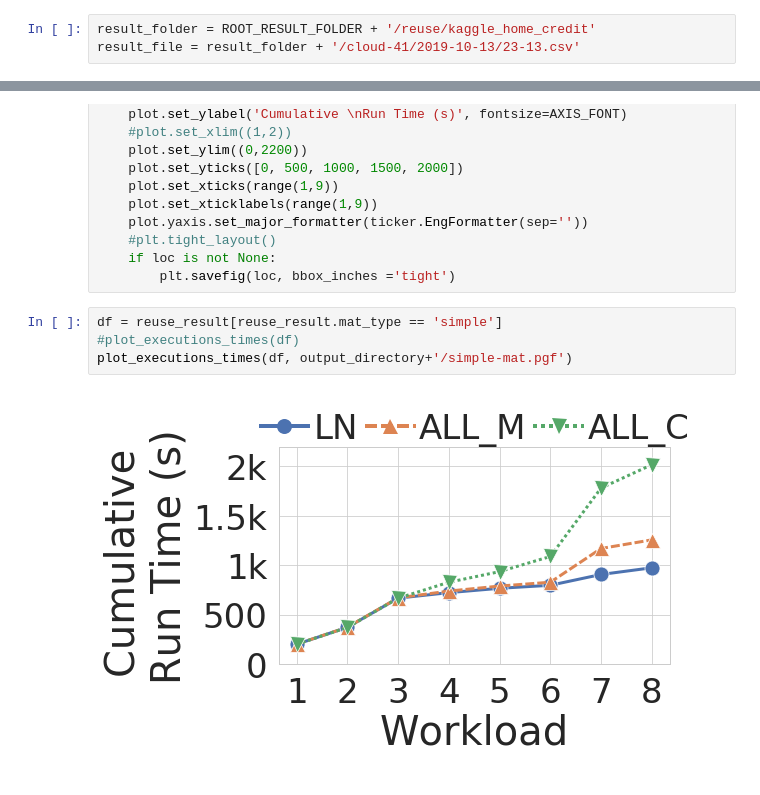
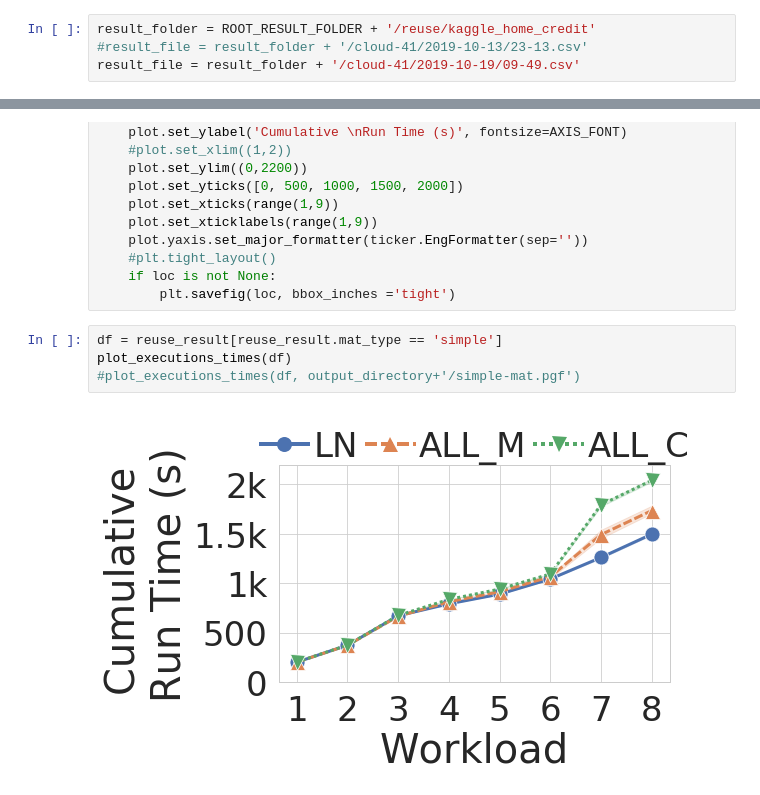
Before and after one commit to dbehrouz/ml-workload-optimization, a Jupyter notebook: code/collaborative-optimizer/paper/experiments/reuse/plots.ipynb, the cells around one changed output, grey strips where cells are left out. Saved outputs shown, nothing was run; the diff lists cells and outputs as text.

```diff
--- a/code/collaborative-optimizer/paper/experiments/reuse/plots.ipynb
+++ b/code/collaborative-optimizer/paper/experiments/reuse/plots.ipynb
@@ -49,7 +49,8 @@ TICK_LABEL_SIZE = 34
 AXIS_FONT = 40
 # %%
 result_folder = ROOT_RESULT_FOLDER + '/reuse/kaggle_home_credit'
-result_file = result_folder + '/cloud-41/2019-10-13/23-13.csv'
+#result_file = result_folder + '/cloud-41/2019-10-13/23-13.csv'
+result_file = result_folder + '/cloud-41/2019-10-19/09-49.csv'
 # %%
 HEADERS = [
     'timestamp', 'exp_id', 'repo', 'workload', 'mat_type','reuse_type', 'budget','run_time'
@@ -153,9 +154,9 @@ def plot_executions_times(df, loc=None):
         plt.savefig(loc, bbox_inches ='tight')
 # %%
 df = reuse_result[reuse_result.mat_type == 'simple']
-#plot_executions_times(df)
-plot_executions_times(df, output_directory+'/simple-mat.pgf')
+plot_executions_times(df)
+#plot_executions_times(df, output_directory+'/simple-mat.pgf')
 # %% [output]
-[figure, old version]
+[figure, new version]
 # %%
 df = reuse_result[reuse_result.mat_type == 'storage_aware']
```
Also changed, not shown: parts of 1 cell of this notebook, 2 other files.
